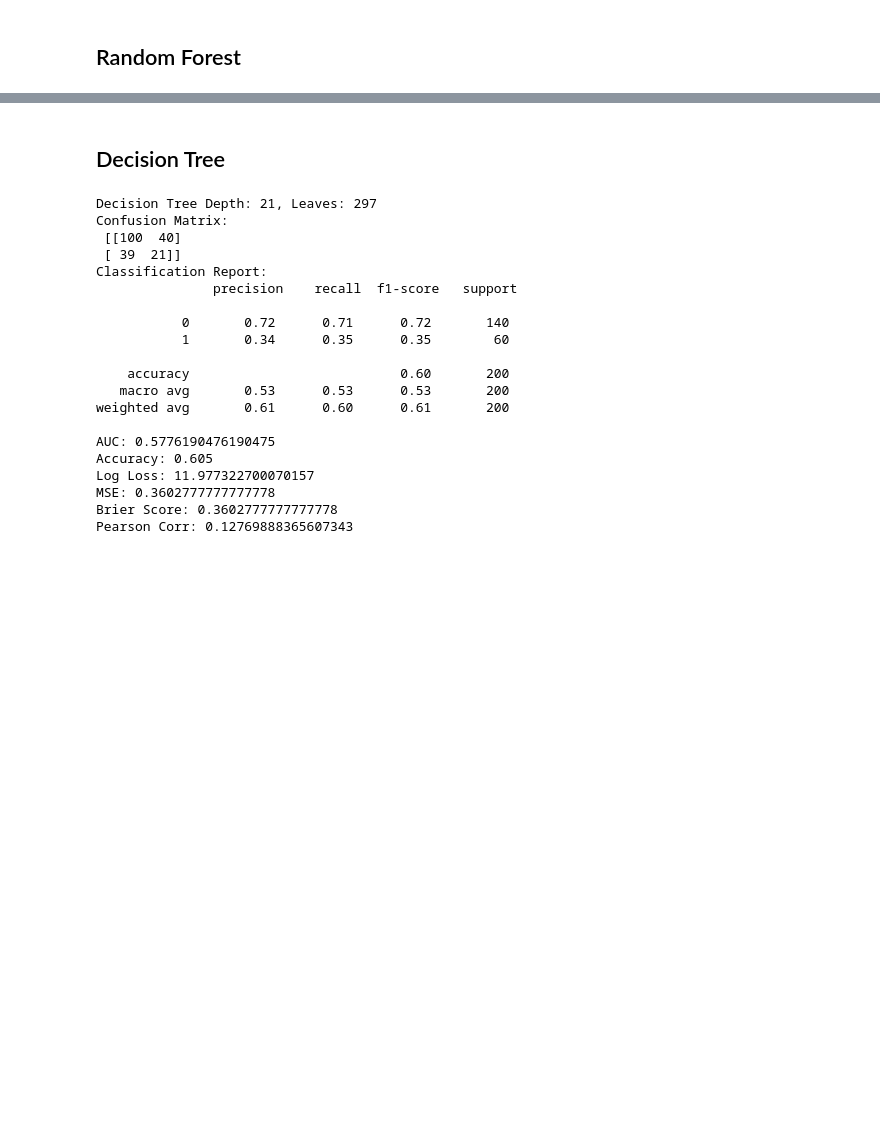
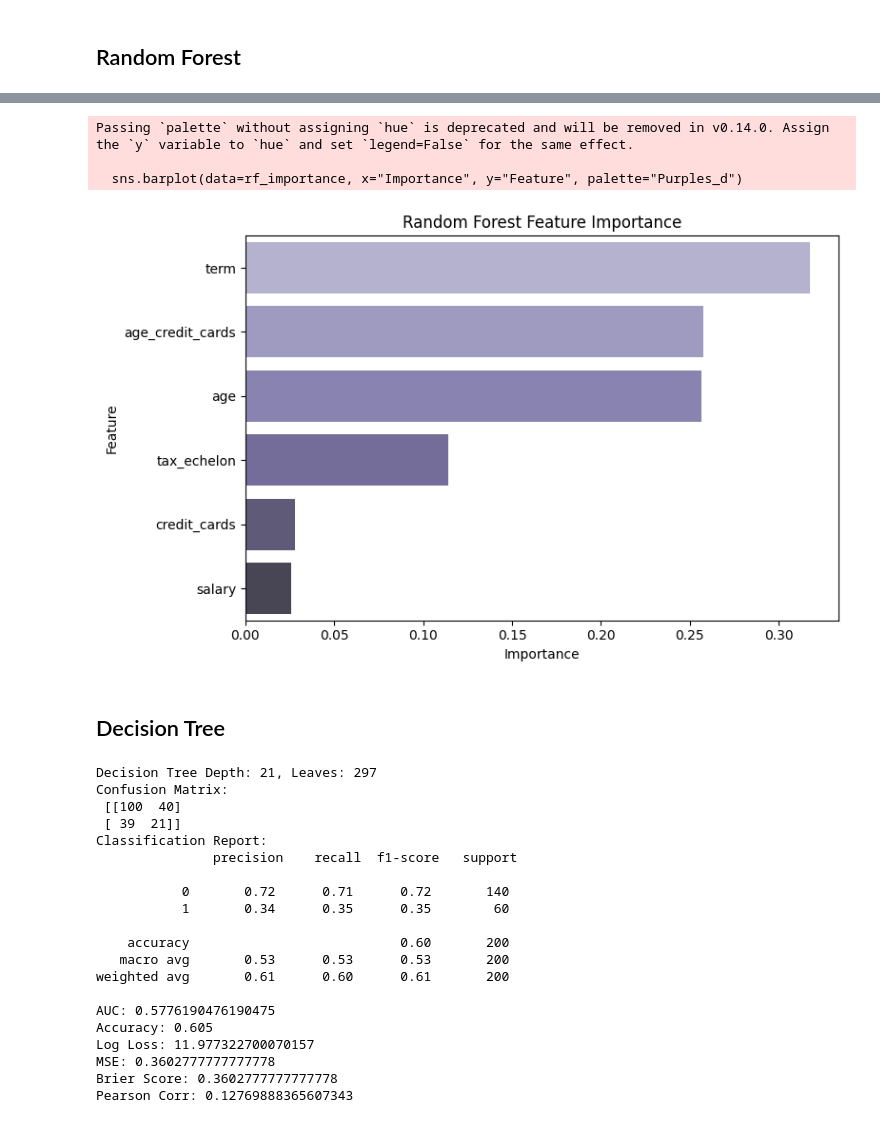
Before and after one commit to Ed-Odhiambo/CRM_Project, a Jupyter notebook: CRM_Assignment.ipynb, the cells around one changed output, grey strips where cells are left out. Saved outputs shown, nothing was run; the diff lists cells and outputs as text; code cells hidden in the pictures; blank space fills up the shorter version.

```diff
--- a/CRM_Assignment.ipynb
+++ b/CRM_Assignment.ipynb
@@ -670,31 +545,0 @@ Logistic Regression AUC: 0.73
-# %%
-
-
-# Train Random Forest on same training data
-rf_model = RandomForestClassifier(n_estimators=100, random_state=42)
-rf_model.fit(X_train, y_train)
-
-# Predict on test set
-rf_probs = rf_model.predict_proba(X_test)[:, 1]
-rf_preds = rf_model.predict(X_test)
-
-# Evaluate
-print("Random Forest Confusion Matrix:")
-print(confusion_matrix(y_test, rf_preds))
-print("\nRandom Forest Classification Report:")
-print(classification_report(y_test, rf_preds))
-print(f"Random Forest AUC: {roc_auc_score(y_test, rf_probs):.2f}")
-
-# Plot ROC Curve
-fpr_rf, tpr_rf, _ = roc_curve(y_test, rf_probs)
-
-plt.figure(figsize=(6, 4))
-plt.plot(fpr_rf, tpr_rf, label=f"Random Forest AUC = {roc_auc_score(y_test, rf_probs):.2f}")
-plt.plot([0, 1], [0, 1], "k--")
-plt.title("ROC Comparison")
-plt.xlabel("False Positive Rate")
-plt.ylabel("True Positive Rate")
-plt.grid(True)
-plt.legend()
-plt.tight_layout()
-plt.show()
@@ -737,3 +594,21 @@ Name: count, dtype: int64
+# %%
+# Create DataFrame for Random Forest feature importance
+rf_importance = pd.DataFrame({
+    "Feature": X_train.columns,
+    "Importance": rf.feature_importances_
+}).sort_values(by="Importance", ascending=False)
+
+# Plot
+plt.figure(figsize=(8, 5))
+sns.barplot(data=rf_importance, x="Importance", y="Feature", palette="Purples_d")
+plt.title("Random Forest Feature Importance")
+plt.tight_layout()
+plt.show()
+# %% [output]
+Passing `palette` without assigning `hue` is deprecated and will be removed in v0.14.0. Assign the `y` variable to `hue` and set `legend=False` for the same effect.
+
+  sns.barplot(data=rf_importance, x="Importance", y="Feature", palette="Purples_d")
+[figure, added]
 # %% [markdown]
 ## Decision Tree
 # %%
```
Also changed, not shown: parts of 29 cells of this notebook.
